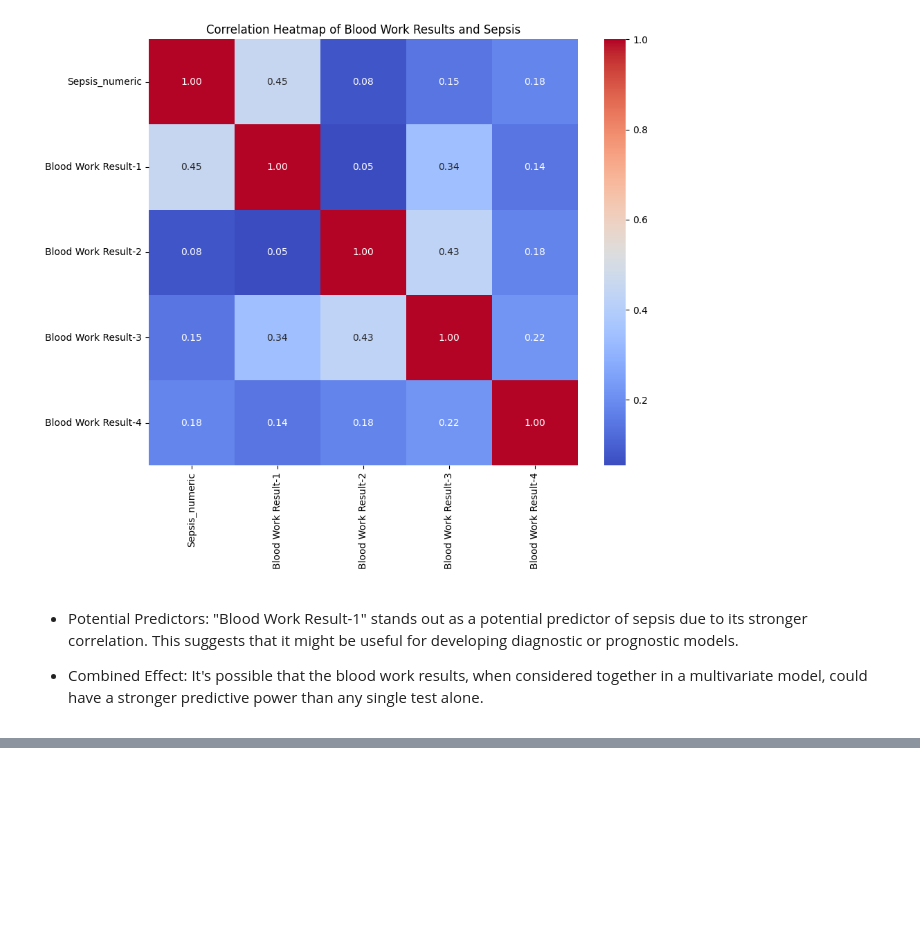
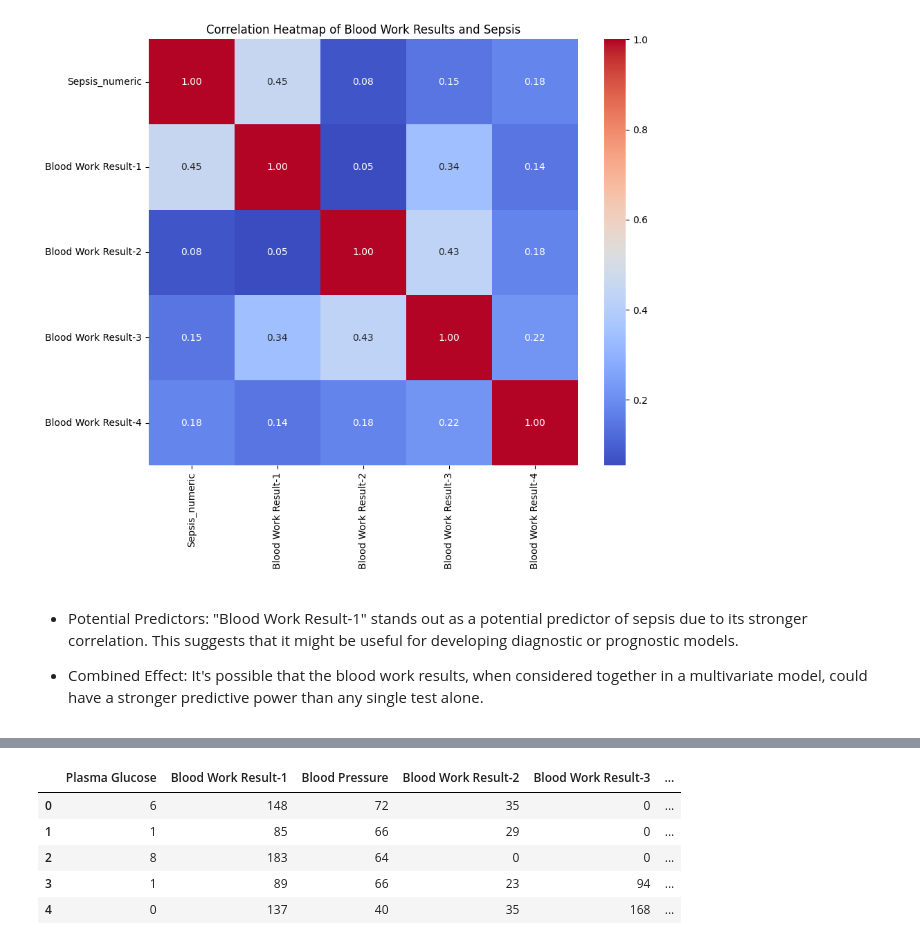
Before and after one commit to AndyMortey/Machine-Learning-API-Using-FastAPI-The-Sepsis-Case-Study, a Jupyter notebook: notebook.ipynb, the cells around one changed output, grey strips where cells are left out. Cells and saved outputs as stored; diff of their text form; code cells hidden in the pictures; blank space fills up the shorter version.

```diff
--- a/notebook.ipynb
+++ b/notebook.ipynb
@@ -525,0 +572,11 @@ plt.show()
+# %%
+#Delete the ID, Sepsis_binary and Sepsis_numeric columns
+df = df.drop(columns=['ID', 'Sepsis_binary', 'Sepsis_numeric'],axis=1)
+df.head()
+# %% [output]
+|  | Plasma Glucose | Blood Work Result-1 | Blood Pressure | Blood Work Result-2 | Blood Work Result-3 | ... |
+| 0 | 6 | 148 | 72 | 35 | 0 | ... |
+| 1 | 1 | 85 | 66 | 29 | 0 | ... |
+| 2 | 8 | 183 | 64 | 0 | 0 | ... |
+| 3 | 1 | 89 | 66 | 23 | 94 | ... |
+| 4 | 0 | 137 | 40 | 35 | 168 | ... |
```
Also changed, not shown: parts of 10 cells of this notebook.
